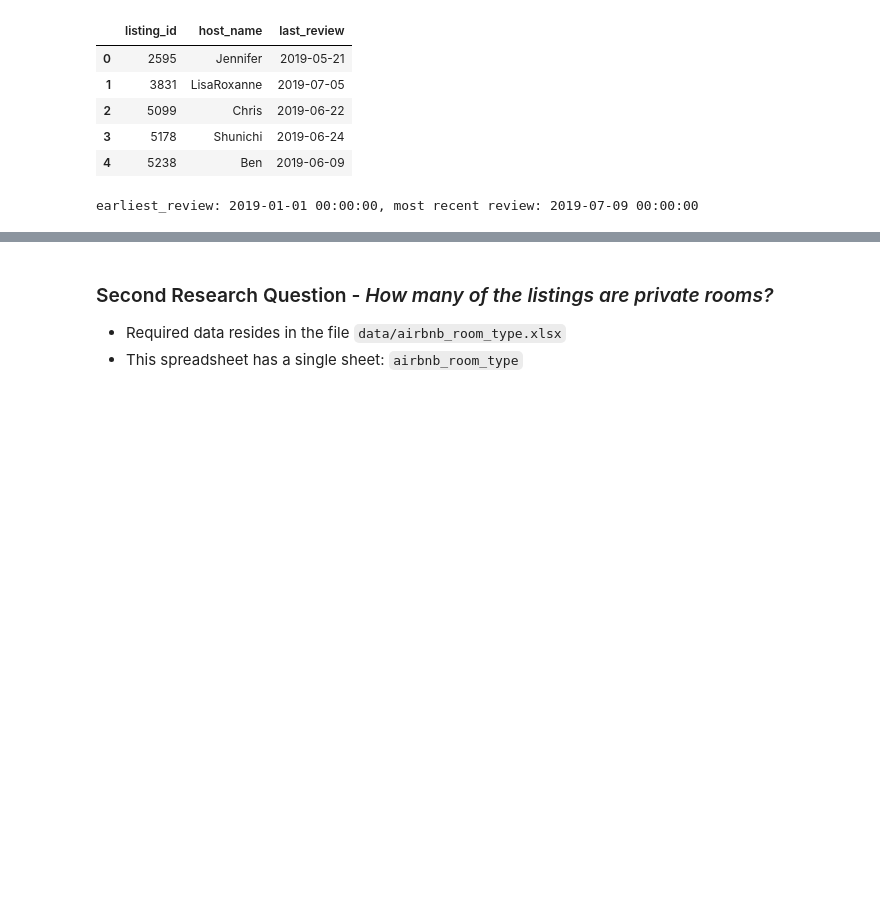
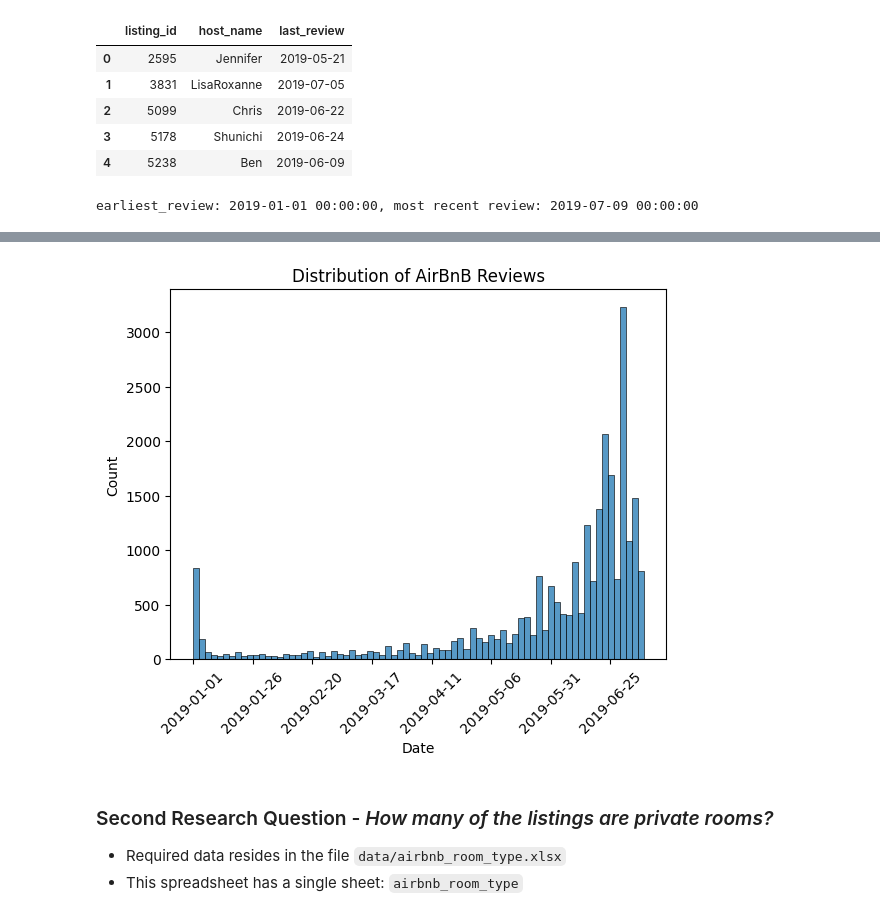
Before and after one commit to MichaelSzczepaniak/DSPortfolio, a Jupyter notebook: Airbnb_Market_Trends/ExploringAirbnbNYMarket.ipynb, the cells around one changed output, grey strips where cells are left out. Cells and saved outputs as stored; diff of their text form; code cells hidden in the pictures; blank space fills up the shorter version.

Commit message:
update project requirements, add hist of airbnb reviews over time

```diff
--- a/Airbnb_Market_Trends/ExploringAirbnbNYMarket.ipynb
+++ b/Airbnb_Market_Trends/ExploringAirbnbNYMarket.ipynb
@@ -104,3 +106,8 @@ most_recent_review = df_reviews["last_review"].max()
 print(f"earliest_review: {earliest_review}, most recent review: {most_recent_review}")
 # %% [output]
 earliest_review: 2019-01-01 00:00:00, most recent review: 2019-07-09 00:00:00
+# %%
+days_bins = [0, 25, 50, 75, 100, 125, 150, 175]
+df_reviews['days_from_first'] = (df_reviews['last_review'] - earliest_review).dt.days.astype('int')
+df_review_labels = df_reviews.loc[df_reviews['days_from_first'].isin(days_bins), :]
+df_review_labels.drop_duplicates(subset=['last_review', 'days_from_first']).sort_values('days_from_first')
@@ -107,3 +124,15 @@ earliest_review: 2019-01-01 00:00:00, most recent review: 2019-07-09 00:00:00
+# %%
+import matplotlib.pyplot as plt
+import seaborn as sns
+
+# dates corresponding to the days_from_first
+dates_bins = ['2019-01-01', '2019-01-26', '2019-02-20', '2019-03-17', '2019-04-11', '2019-05-06', '2019-05-31', '2019-06-25']
+g = sns.histplot(x='days_from_first', data=df_reviews)
+g.set(xlabel='Date', ylabel='Count', title='Distribution of AirBnB Reviews')
+plt.xticks(ticks=days_bins, labels=dates_bins, rotation=45)
+plt.show()
+# %% [output]
+[figure, added]
 # %% [markdown]
 ### Second Research Question - *How many of the listings are private rooms?*
 
```
Also changed, not shown: parts of 3 cells of this notebook, 2 other files.
